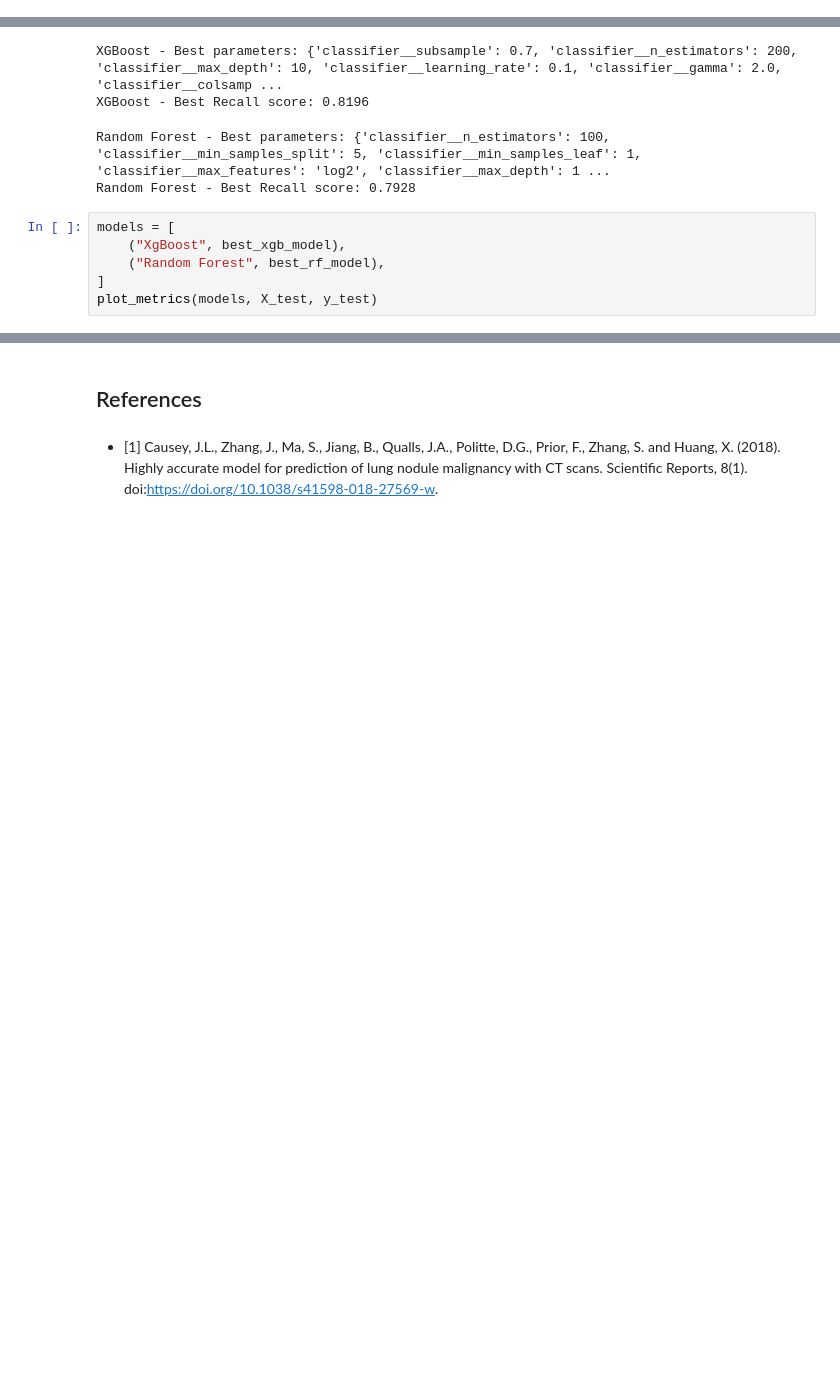
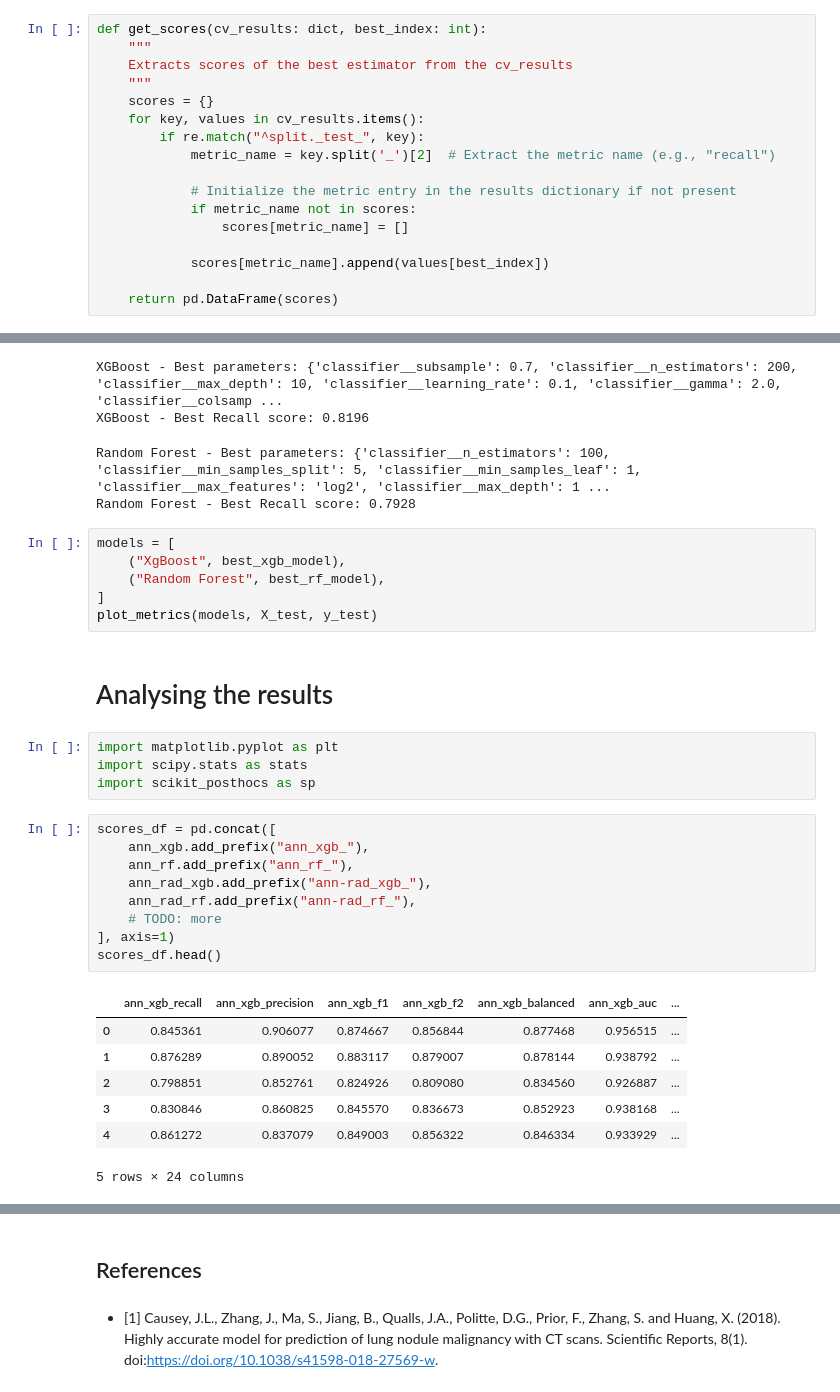
Before and after one commit to inesamorim/lung-cancer-classification, a Jupyter notebook: classify.ipynb, the cells around one changed output, grey strips where cells are left out. Saved outputs shown, nothing was run; the diff lists cells and outputs as text; blank space fills up the shorter version.

```diff
--- a/classify.ipynb
+++ b/classify.ipynb
@@ -135,3 +146,20 @@ def tune_model(classifier, param_distributions, X, y, groups, model_name, pca_co
+# %%
+def get_scores(cv_results: dict, best_index: int):
+    """
+    Extracts scores of the best estimator from the cv_results
+    """
+    scores = {}
+    for key, values in cv_results.items():
+        if re.match("^split._test_", key):
+            metric_name = key.split('_')[2]  # Extract the metric name (e.g., "recall")
+
+            # Initialize the metric entry in the results dictionary if not present
+            if metric_name not in scores:
+                scores[metric_name] = []
+
+            scores[metric_name].append(values[best_index])
+
+    return pd.DataFrame(scores)
 # %%
 def plot_metrics(models, X_test, y_test):
     _, ax = plt.subplots()
@@ -314,3 +332,26 @@ models = [
     ("Random Forest", best_rf_model),
 ]
 plot_metrics(models, X_test, y_test)
+# %% [markdown]
+# Analysing the results
+# %%
+import matplotlib.pyplot as plt
+import scipy.stats as stats
+import scikit_posthocs as sp
+# %%
+scores_df = pd.concat([
+    ann_xgb.add_prefix("ann_xgb_"),
+    ann_rf.add_prefix("ann_rf_"),
+    ann_rad_xgb.add_prefix("ann-rad_xgb_"),
+    ann_rad_rf.add_prefix("ann-rad_rf_"),
+    # TODO: more
+], axis=1)
+scores_df.head()
+# %% [output]
+|  | ann_xgb_recall | ann_xgb_precision | ann_xgb_f1 | ann_xgb_f2 | ann_xgb_balanced | ann_xgb_auc | ... |
+| 0 | 0.845361 | 0.906077 | 0.874667 | 0.856844 | 0.877468 | 0.956515 | ... |
+| 1 | 0.876289 | 0.890052 | 0.883117 | 0.879007 | 0.878144 | 0.938792 | ... |
+| 2 | 0.798851 | 0.852761 | 0.824926 | 0.809080 | 0.834560 | 0.926887 | ... |
+| 3 | 0.830846 | 0.860825 | 0.845570 | 0.836673 | 0.852923 | 0.938168 | ... |
+| 4 | 0.861272 | 0.837079 | 0.849003 | 0.856322 | 0.846334 | 0.933929 | ... |
+5 rows × 24 columns
```
Also changed, not shown: parts of 12 cells of this notebook, 2 other files.
